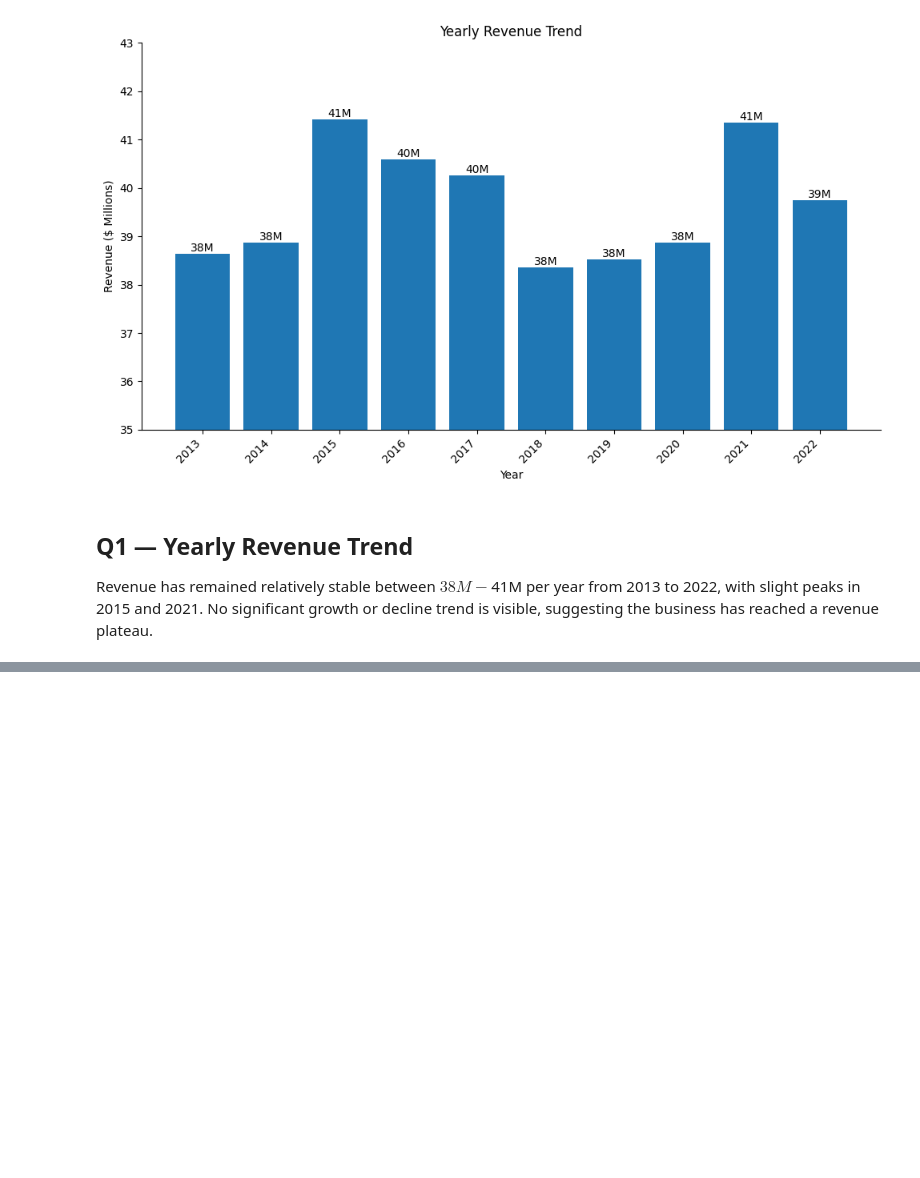
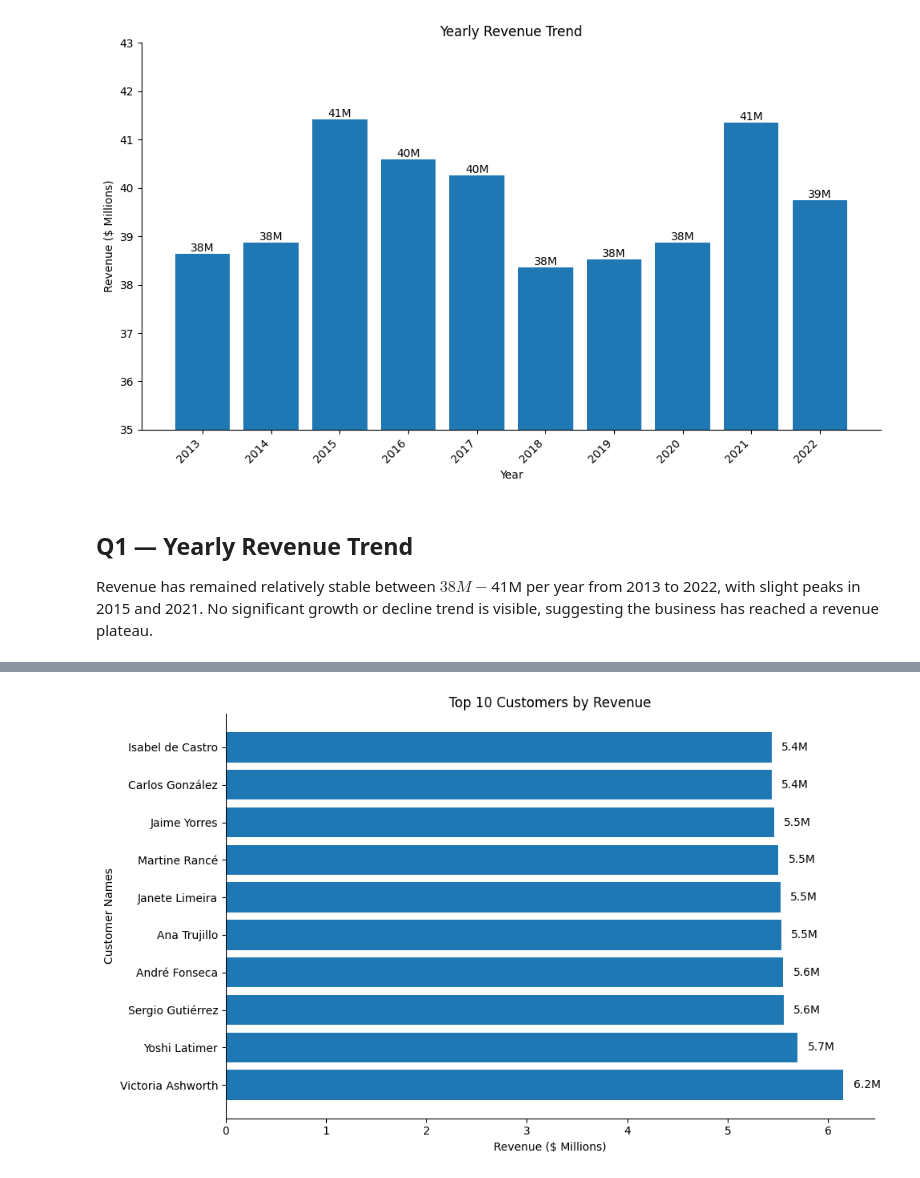
Before and after one commit to MArfanA333/sql-business-analysis-northwind, a Jupyter notebook: notebooks/02_sql_analysis.ipynb, the cells around one changed output, grey strips where cells are left out. Saved outputs shown, nothing was run; the diff lists cells and outputs as text; code cells hidden in the pictures; blank space fills up the shorter version.

Commit message:
Q2 and Q3 analysis and visualization added

```diff
--- a/notebooks/02_sql_analysis.ipynb
+++ b/notebooks/02_sql_analysis.ipynb
@@ -213,3 +213,16 @@ Revenue has remained relatively stable between $38M-$41M per year
 from 2013 to 2022, with slight peaks in 2015 and 2021. No significant
 growth or decline trend is visible, suggesting the business has reached
 a revenue plateau.
+# %%
+query = """
+SELECT Customers.ContactName,Customers.CustomerID,
+       SUM(Quantity * UnitPrice) AS Revenue
+FROM Orders
+JOIN [Order Details] ON Orders.OrderID = [Order Details].OrderID
+JOIN Customers ON Orders.CustomerID = Customers.CustomerID
+GROUP BY Customers.CustomerID
+ORDER BY Revenue DESC
+LIMIT 10
+"""
+revenue_per_customer = pd.read_sql(query, conn)
+revenue_per_customer
@@ -215,0 +241,3 @@ a revenue plateau.
+# %%
+revenue_per_customer['Revenue_M'] = revenue_per_customer['Revenue'] / 1_000_000
+revenue_per_customer.head()
@@ -215,0 +251,23 @@ a revenue plateau.
+# %%
+fig,ax = plt.subplots(figsize=(10,6))
+
+ax.barh(revenue_per_customer['ContactName'],revenue_per_customer['Revenue_M'])
+ax.set_title('Top 10 Customers by Revenue')
+ax.set_xlabel('Revenue ($ Millions)')
+ax.set_ylabel('Customer Names')
+
+for bar in ax.patches:
+    ax.text(bar.get_width() + 0.1,
+        bar.get_y() + bar.get_height()/2,
+        str(round(bar.get_width(), 1)) + 'M',
+        ha='left', va='center', fontsize=10)
+
+# Remove top and right spines
+ax.spines['top'].set_visible(False)
+ax.spines['right'].set_visible(False)
+
+plt.tight_layout()
+plt.savefig('../images/top_10_customers.png', dpi=150)
+plt.show()
+# %% [output]
+[figure, added]
```
Also changed, not shown: parts of 6 cells of this notebook, 1 other file.
